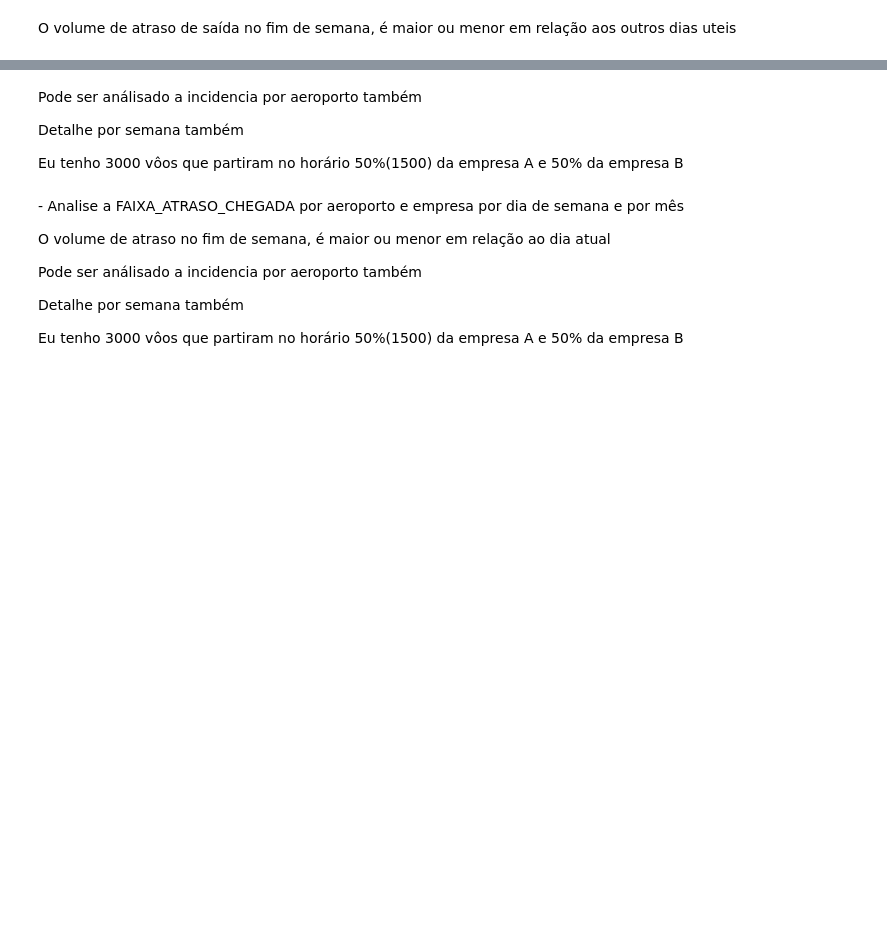
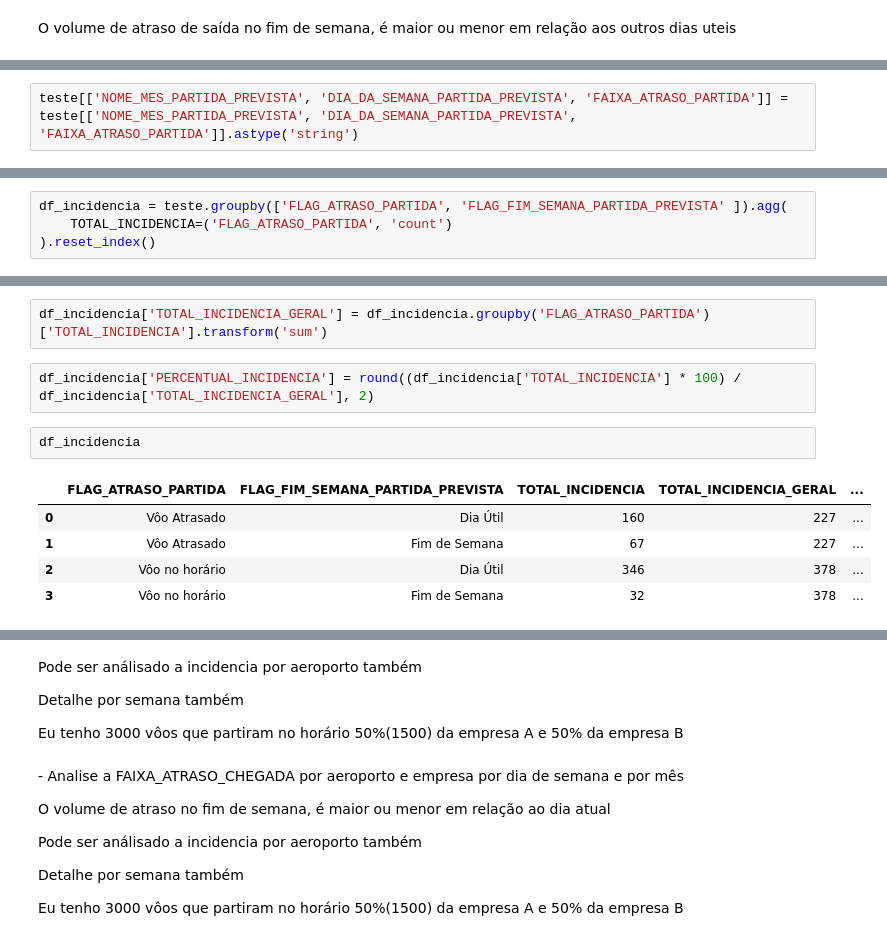
Before and after one commit to rodrigorocha1/dashboard_dados_voos_python, a Jupyter notebook: notebooks/visualizacoes.ipynb, the cells around one changed output, grey strips where cells are left out. Drawn from its saved outputs; the diff is of its cells as text; blank space fills up the shorter version.

Commit message:
percentual do total de incidência

```diff
--- a/notebooks/visualizacoes.ipynb
+++ b/notebooks/visualizacoes.ipynb
@@ -1041,0 +1060,2 @@ The default of observed=False is deprecated and will be changed to True in a fut
+# %%
+teste[['NOME_MES_PARTIDA_PREVISTA', 'DIA_DA_SEMANA_PARTIDA_PREVISTA', 'FAIXA_ATRASO_PARTIDA']] = teste[['NOME_MES_PARTIDA_PREVISTA', 'DIA_DA_SEMANA_PARTIDA_PREVISTA', 'FAIXA_ATRASO_PARTIDA']].astype('string')
@@ -1041,0 +1083,4 @@ The default of observed=False is deprecated and will be changed to True in a fut
+# %%
+df_incidencia = teste.groupby(['FLAG_ATRASO_PARTIDA', 'FLAG_FIM_SEMANA_PARTIDA_PREVISTA' ]).agg(
+    TOTAL_INCIDENCIA=('FLAG_ATRASO_PARTIDA', 'count')
+).reset_index()
@@ -1041,0 +1103,12 @@ The default of observed=False is deprecated and will be changed to True in a fut
+# %%
+df_incidencia['TOTAL_INCIDENCIA_GERAL'] = df_incidencia.groupby('FLAG_ATRASO_PARTIDA')['TOTAL_INCIDENCIA'].transform('sum')
+# %%
+df_incidencia['PERCENTUAL_INCIDENCIA'] = round((df_incidencia['TOTAL_INCIDENCIA'] * 100) / df_incidencia['TOTAL_INCIDENCIA_GERAL'], 2)
+# %%
+df_incidencia
+# %% [output]
+|  | FLAG_ATRASO_PARTIDA | FLAG_FIM_SEMANA_PARTIDA_PREVISTA | TOTAL_INCIDENCIA | TOTAL_INCIDENCIA_GERAL | ... |
+| 0 | Vôo Atrasado | Dia Útil | 160 | 227 | ... |
+| 1 | Vôo Atrasado | Fim de Semana | 67 | 227 | ... |
+| 2 | Vôo no horário | Dia Útil | 346 | 378 | ... |
+| 3 | Vôo no horário | Fim de Semana | 32 | 378 | ... |
```
Also changed, not shown: parts of 27 cells of this notebook.
